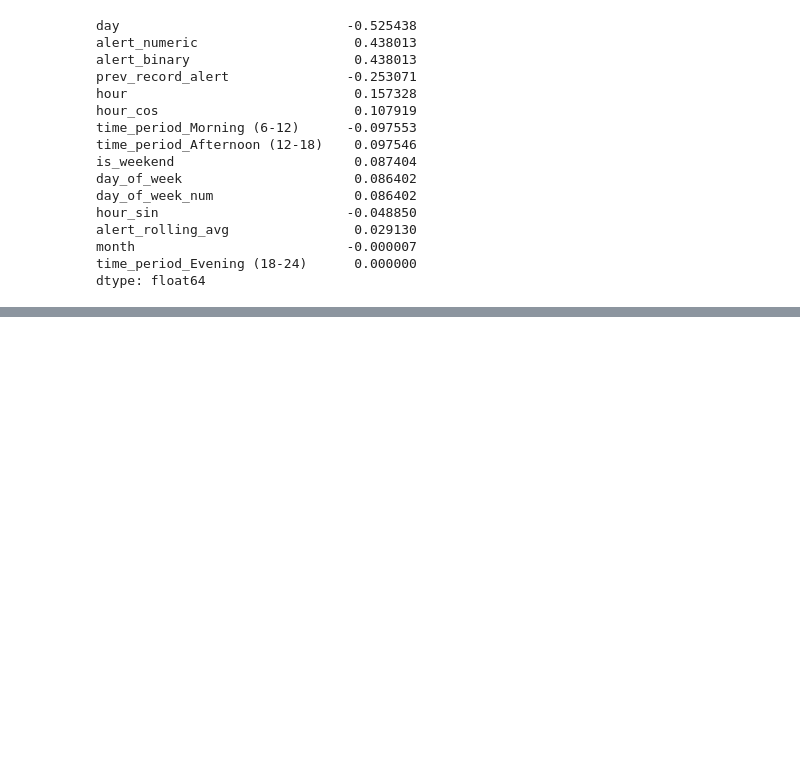
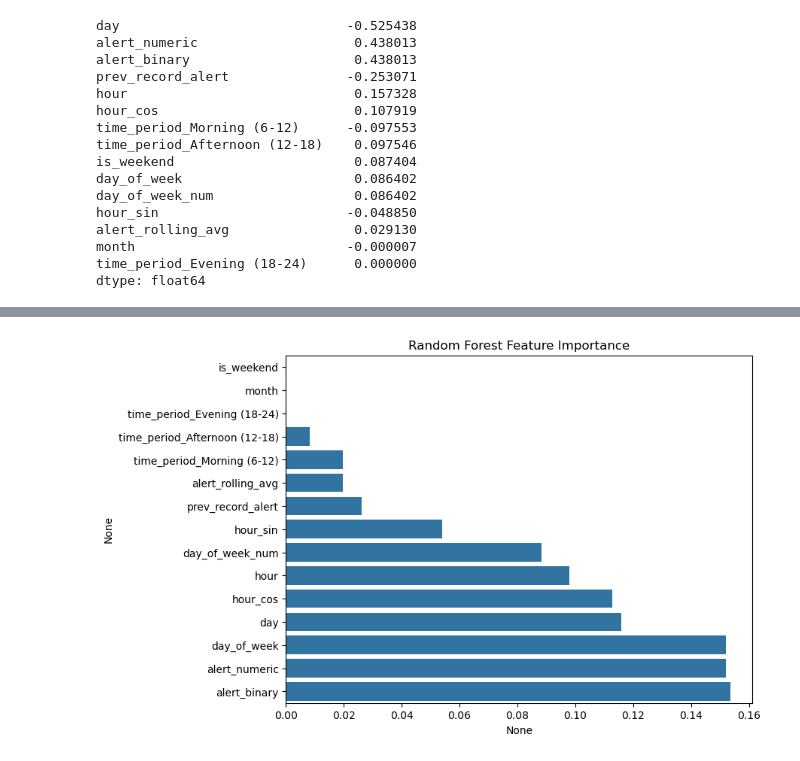
Before and after one commit to VysakhM7/cognitive-wellness-monitoring, a Jupyter notebook: Jupyter Noteboook.ipynb, the cells around one changed output, grey strips where cells are left out. Saved outputs shown, nothing was run; the diff lists cells and outputs as text; code cells hidden in the pictures; blank space fills up the shorter version.

```diff
--- a/Jupyter Noteboook.ipynb
+++ b/Jupyter Noteboook.ipynb
@@ -1759,3 +1759,18 @@ alert_rolling_avg                0.029130
 month                           -0.000007
 time_period_Evening (18-24)      0.000000
 dtype: float64
+# %%
+from sklearn.ensemble import RandomForestClassifier
+from sklearn.metrics import accuracy_score, classification_report, confusion_matrix
+
+# Train Random Forest
+rf_model = RandomForestClassifier(n_estimators=100, random_state=42)
+rf_model.fit(X_train, y_train)
+
+# Predict
+rf_pred = rf_model.predict(X_test)
+
+# Evaluate
+print("Random Forest Accuracy:", accuracy_score(y_test, rf_pred))
+print("Classification Report:\n", classification_report(y_test, rf_pred))
+print("Confusion Matrix:\n", confusion_matrix(y_test, rf_pred))
@@ -1761,0 +1841,14 @@ dtype: float64
+# %%
+import matplotlib.pyplot as plt
+import seaborn as sns
+
+# Feature importance from Random Forest
+importances = pd.Series(rf_model.feature_importances_, index=X.columns)
+importances = importances.sort_values(ascending=True)
+
+plt.figure(figsize=(8, 6))
+sns.barplot(x=importances, y=importances.index)
+plt.title("Random Forest Feature Importance")
+plt.show()
+# %% [output]
+[figure, added]
```
Also changed, not shown: parts of 5 cells of this notebook.
